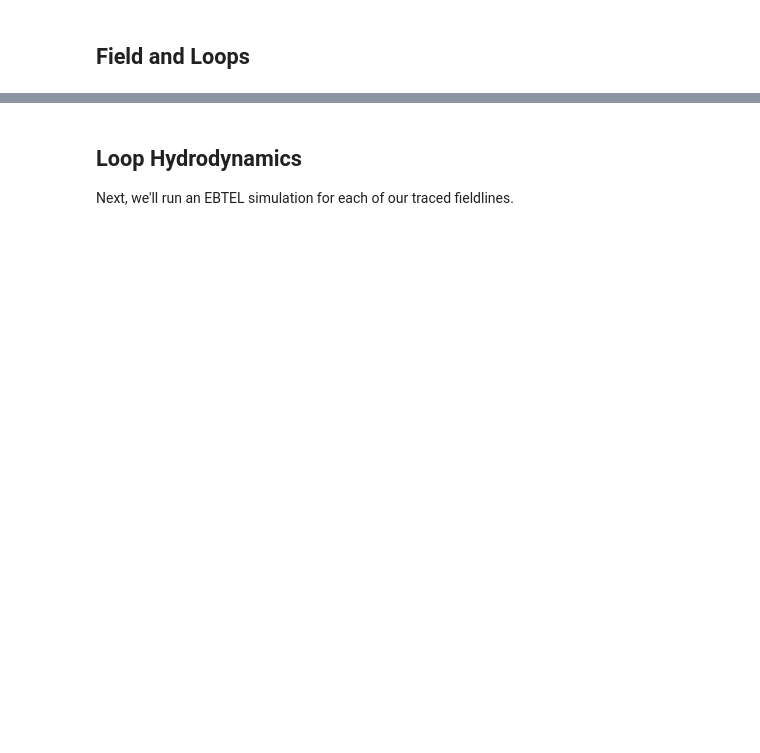
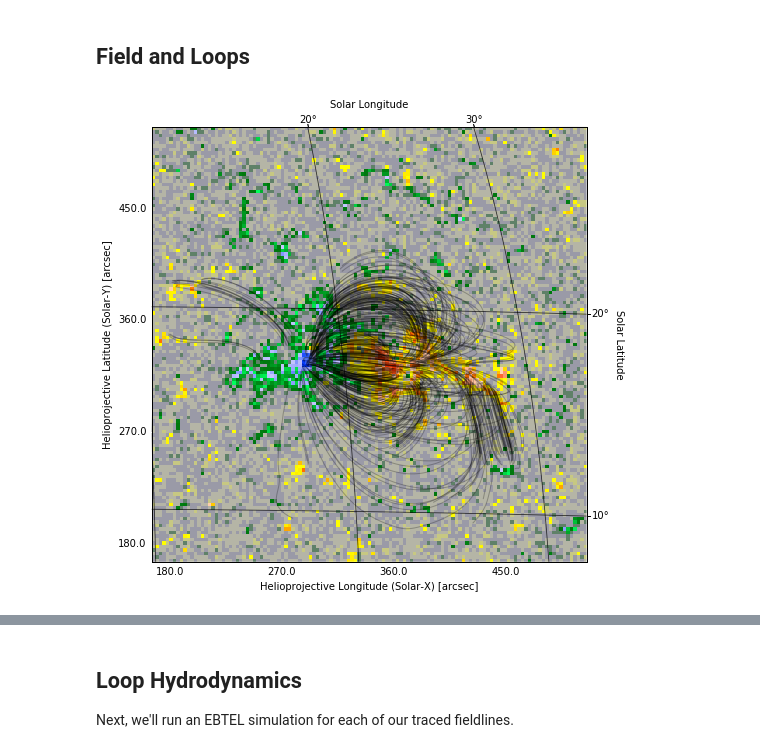
Before and after one commit to wtbarnes/research_notebook, a Jupyter notebook: synthesizAR/pretty_example.ipynb, the cells around one changed output, grey strips where cells are left out. Saved outputs shown, nothing was run; the diff lists cells and outputs as text; code cells hidden in the pictures; blank space fills up the shorter version.

```diff
--- a/synthesizAR/pretty_example.ipynb
+++ b/synthesizAR/pretty_example.ipynb
@@ -146,2 +72,2 @@ fig.colorbar(im,cax=cax)
 # %%
-fieldlines = extrapolator.trace_fieldlines(B_field,1000,loop_length_range=[2e9,1e11]*u.cm,mask_threshold=0.05)
+fieldlines = extrapolator.trace_fieldlines(B_field,1000,loop_length_range=[2e9,1e11]*u.cm,mask_threshold=0.1)
@@ -150,4 +93,6 @@ fieldlines = extrapolator.trace_fieldlines(B_field,1000,loop_length_range=[2e9,1
 # %%
 active_region = synthesizAR.Field(hmi_zoom, fieldlines=fieldlines)
 # %%
-active_region.peek(line_frequency=2,alpha=0.3)
+active_region.peek(line_frequency=2,alpha=0.25)
+# %% [output]
+[figure, added]
```
Also changed, not shown: parts of 33 cells of this notebook.
